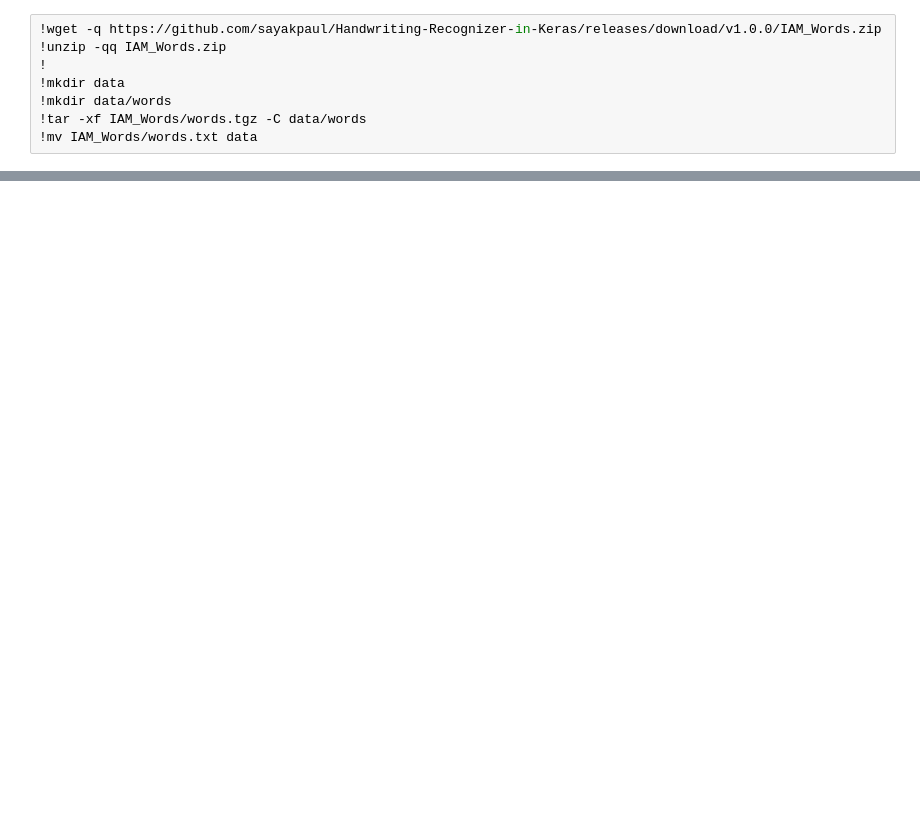
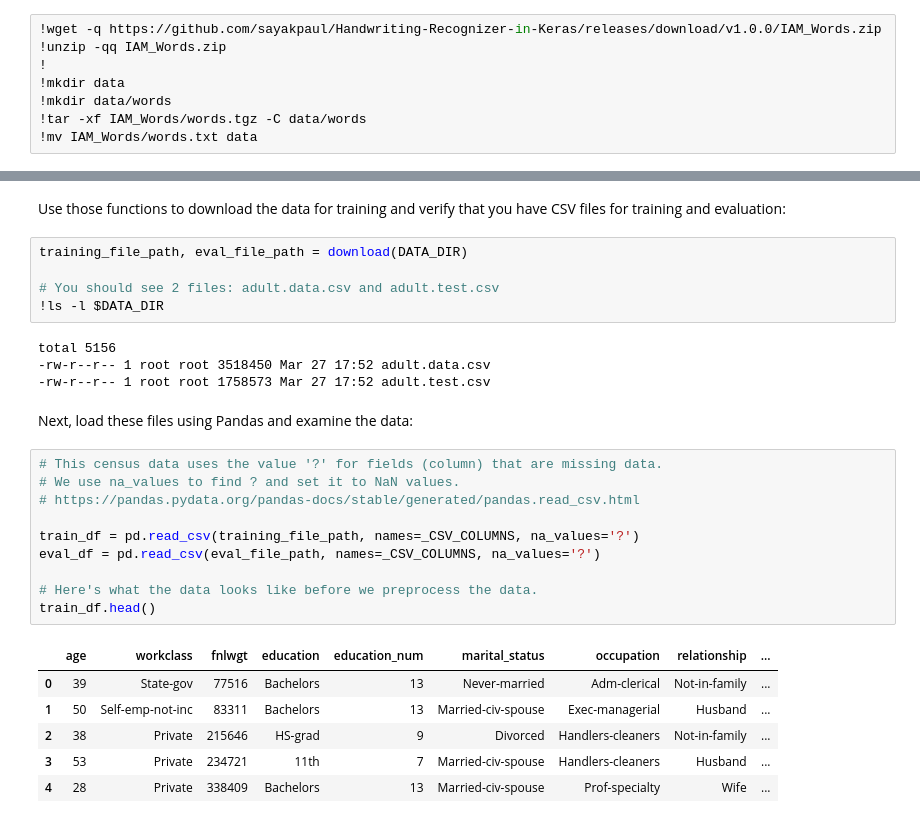
Before and after one commit to difinative/k8-performance-check, a Jupyter notebook: notebooks/tensorflow/getting-started-keras.ipynb, the cells around one changed output, grey strips where cells are left out. Cells and saved outputs as stored; diff of their text form; blank space fills up the shorter version.

```diff
--- a/notebooks/tensorflow/getting-started-keras.ipynb
+++ b/notebooks/tensorflow/getting-started-keras.ipynb
@@ -367,0 +2095,30 @@ ________________________________________________________________________________
+# %% [markdown]
+Use those functions to download the data for training and verify that you have CSV files for training and evaluation:
+# %%
+training_file_path, eval_file_path = download(DATA_DIR)
+
+# You should see 2 files: adult.data.csv and adult.test.csv
+!ls -l $DATA_DIR
+# %% [output]
+total 5156
+-rw-r--r-- 1 root root 3518450 Mar 27 17:52 adult.data.csv
+-rw-r--r-- 1 root root 1758573 Mar 27 17:52 adult.test.csv
+# %% [markdown]
+Next, load these files using Pandas and examine the data:
+# %%
+# This census data uses the value '?' for fields (column) that are missing data.
+# We use na_values to find ? and set it to NaN values.
+# https://pandas.pydata.org/pandas-docs/stable/generated/pandas.read_csv.html
+
+train_df = pd.read_csv(training_file_path, names=_CSV_COLUMNS, na_values='?')
+eval_df = pd.read_csv(eval_file_path, names=_CSV_COLUMNS, na_values='?')
+
+# Here's what the data looks like before we preprocess the data.
+train_df.head()
+# %% [output]
+|  | age | workclass | fnlwgt | education | education_num | marital_status | occupation | relationship | ... |
+| 0 | 39 | State-gov | 77516 | Bachelors | 13 | Never-married | Adm-clerical | Not-in-family | ... |
+| 1 | 50 | Self-emp-not-inc | 83311 | Bachelors | 13 | Married-civ-spouse | Exec-managerial | Husband | ... |
+| 2 | 38 | Private | 215646 | HS-grad | 9 | Divorced | Handlers-cleaners | Not-in-family | ... |
+| 3 | 53 | Private | 234721 | 11th | 7 | Married-civ-spouse | Handlers-cleaners | Husband | ... |
+| 4 | 28 | Private | 338409 | Bachelors | 13 | Married-civ-spouse | Prof-specialty | Wife | ... |
```
Also changed, not shown: parts of 141 cells of this notebook.
